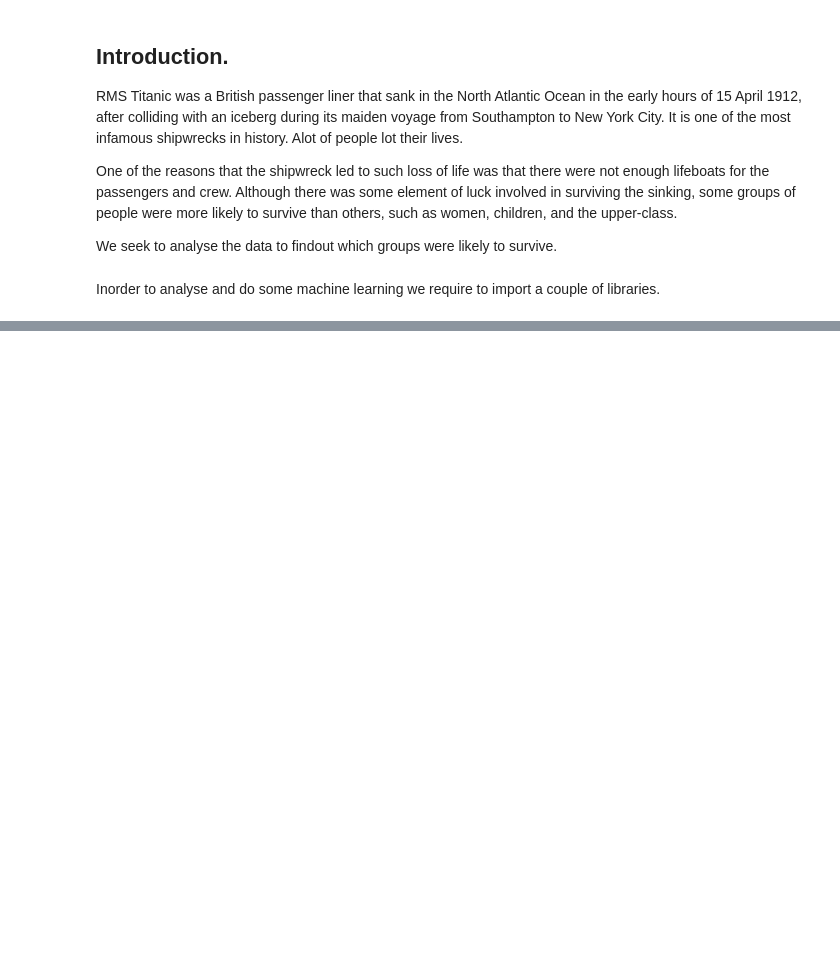
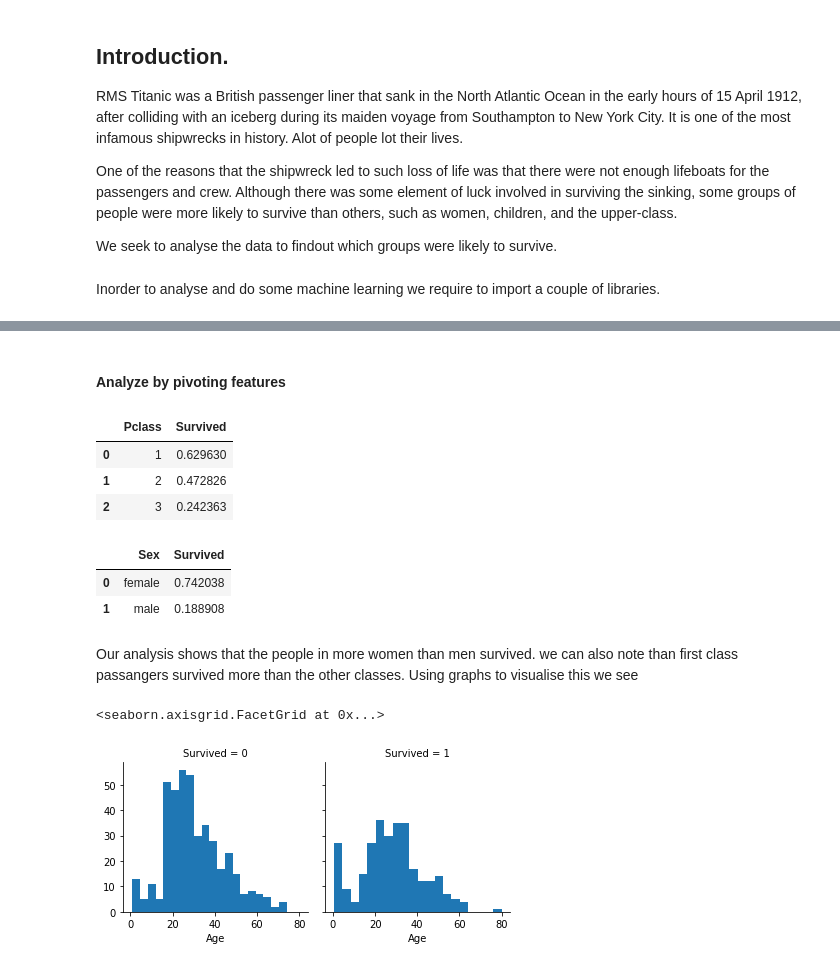
Before and after one commit to muokicaleb/Titanic, a Jupyter notebook: Titanic.ipynb, the cells around one changed output, grey strips where cells are left out. Saved outputs shown, nothing was run; the diff lists cells and outputs as text; code cells hidden in the pictures; blank space fills up the shorter version.

```diff
--- a/Titanic.ipynb
+++ b/Titanic.ipynb
@@ -24,0 +35,6 @@ from sklearn.svm import SVC
+# %%
+train_df = pd.read_csv('train.csv')
+test_df = pd.read_csv('test.csv')
+combine = [train_df, test_df]
+
+print(train_df.columns.values)
@@ -24,0 +112,24 @@ from sklearn.svm import SVC
+# %% [markdown]
+<h4> Analyze by pivoting features </h4>
+# %%
+train_df[['Pclass', 'Survived']].groupby(['Pclass'], as_index=False).mean().sort_values(by='Survived', ascending=False)
+# %% [output]
+|  | Pclass | Survived |
+| 0 | 1 | 0.629630 |
+| 1 | 2 | 0.472826 |
+| 2 | 3 | 0.242363 |
+# %%
+train_df[["Sex", "Survived"]].groupby(['Sex'], as_index=False).mean().sort_values(by='Survived', ascending=False)
+# %% [output]
+|  | Sex | Survived |
+| 0 | female | 0.742038 |
+| 1 | male | 0.188908 |
+# %% [markdown]
+Our analysis shows that the people in more women than men survived. we can also note than first class passangers survived more than the other classes.
+Using graphs to visualise this we see
+# %%
+g = sns.FacetGrid(train_df, col='Survived')
+g.map(plt.hist, 'Age', bins=20)
+# %% [output]
+<seaborn.axisgrid.FacetGrid at 0x...>
+[figure, added]
```
Also changed, not shown: parts of 11 cells of this notebook.
